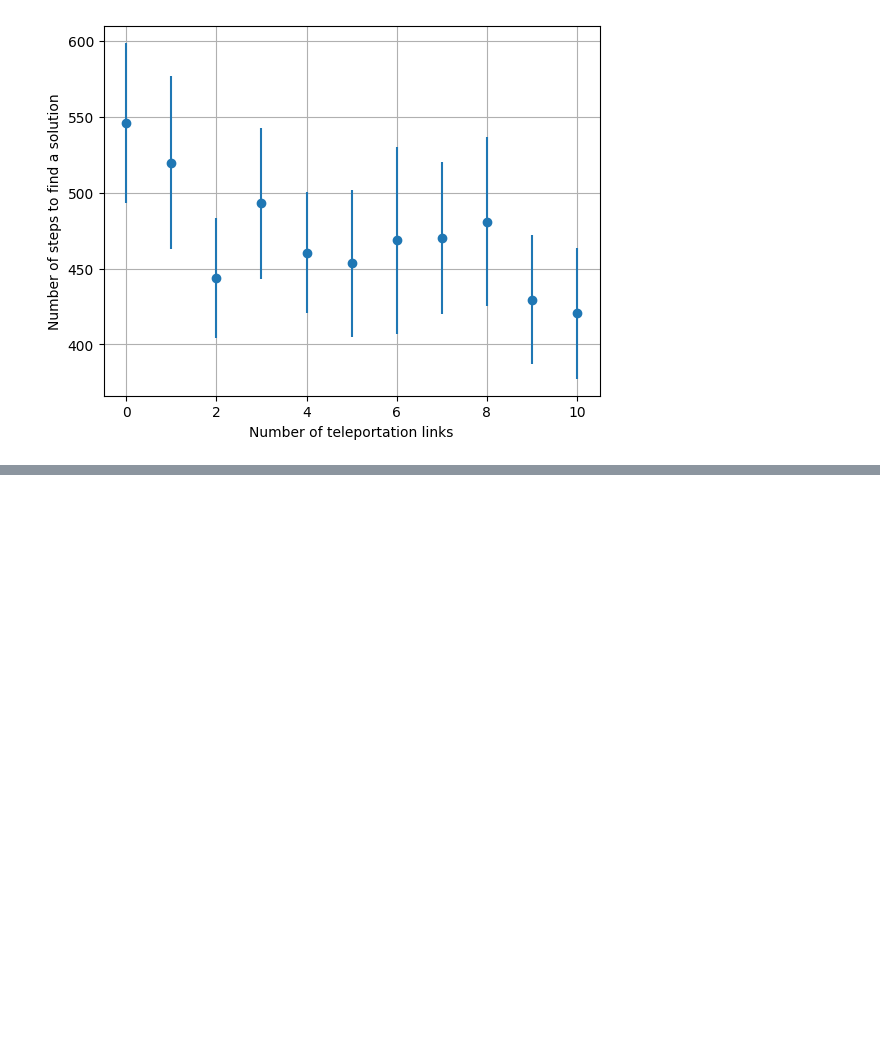
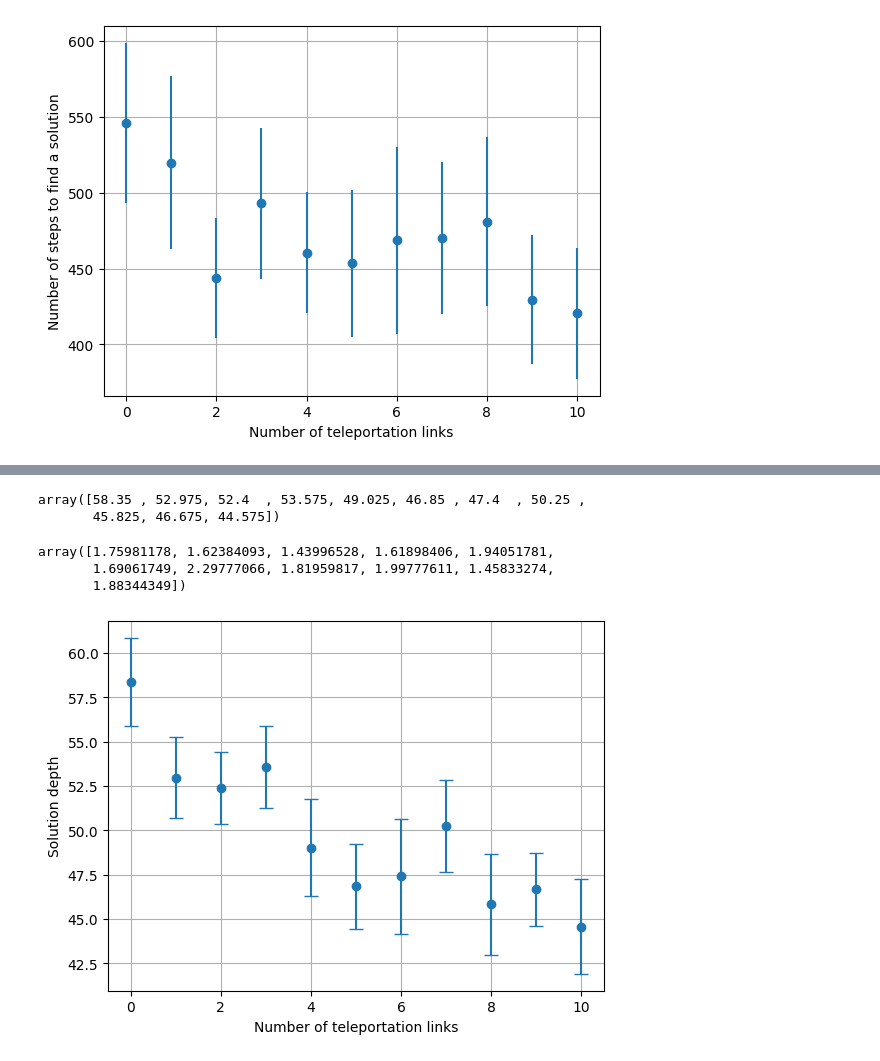
Before and after one commit to 0xInfty/TeleportationMaze, a Jupyter notebook: RandomMazeAStarGrowingM.ipynb, the cells around one changed output, grey strips where cells are left out. Saved outputs shown, nothing was run; the diff lists cells and outputs as text; code cells hidden in the pictures; blank space fills up the shorter version.

```diff
--- a/RandomMazeAStarGrowingM.ipynb
+++ b/RandomMazeAStarGrowingM.ipynb
@@ -255,18 +255,26 @@ plt.savefig(os.path.join(results_dir, "data.png"))
 series = ["M01", "M02"]
 
 solution_n_steps = []
+solution_depths = []
 for s in series:
     results_dir = os.path.join("solved", s)
     results_filepath = os.path.join(results_dir, "data.json")
     # with open(os.path.join(results_dir, 'data.json'), 'w', encoding='utf-8') as f:
         # json.dump(data, f, ensure_ascii=False, indent=4)
     with open(os.path.join(results_dir, 'data.json'), 'r') as file:
-        these_n_steps = json.load(file)["solution_n_steps"]
+        data = json.load(file)
+        these_n_steps = data["solution_n_steps"]
+        these_depths = data["solution_depths"]
     solution_n_steps.append(these_n_steps)
+    solution_depths.append(these_depths)
 # %%
 solution_n_steps = np.array(solution_n_steps)
 solution_n_steps = solution_n_steps.swapaxes(0,1)
 solution_n_steps = solution_n_steps.reshape(len(solution_n_steps), -1)
+
+solution_depths = np.array(solution_depths)
+solution_depths = solution_depths.swapaxes(0,1)
+solution_depths = solution_depths.reshape(len(solution_depths), -1)
 # %%
 n_steps_mean = np.mean(solution_n_steps, axis=1)
 n_steps_std = np.std(solution_n_steps, axis=1)
@@ -314,0 +303,25 @@ Curiously enough, in this case it was better not to take the wormhole:
+# %%
+depths_mean = np.mean(solution_depths, axis=1)
+depths_std = np.std(solution_depths, axis=1)
+# %%
+depths_mean
+# %% [output]
+array([58.35 , 52.975, 52.4  , 53.575, 49.025, 46.85 , 47.4  , 50.25 ,
+       45.825, 46.675, 44.575])
+# %%
+depths_std / np.sqrt(n_repetitions*len(series))
+# %% [output]
+array([1.75981178, 1.62384093, 1.43996528, 1.61898406, 1.94051781,
+       1.69061749, 2.29777066, 1.81959817, 1.99777611, 1.45833274,
+       1.88344349])
+# %%
+# use("ipympl")
+%matplotlib inline
+plt.errorbar(M, depths_mean, depths_std / np.sqrt(n_repetitions), marker="o", linestyle="none", capsize=5)
+plt.xlabel("Number of teleportation links")
+plt.ylabel("Solution depth")
+plt.grid()
+
+plt.savefig(os.path.join("solved", "data.png"))
+# %% [output]
+[figure, added]
```
Also changed, not shown: parts of 8 cells of this notebook, 1 other file.
